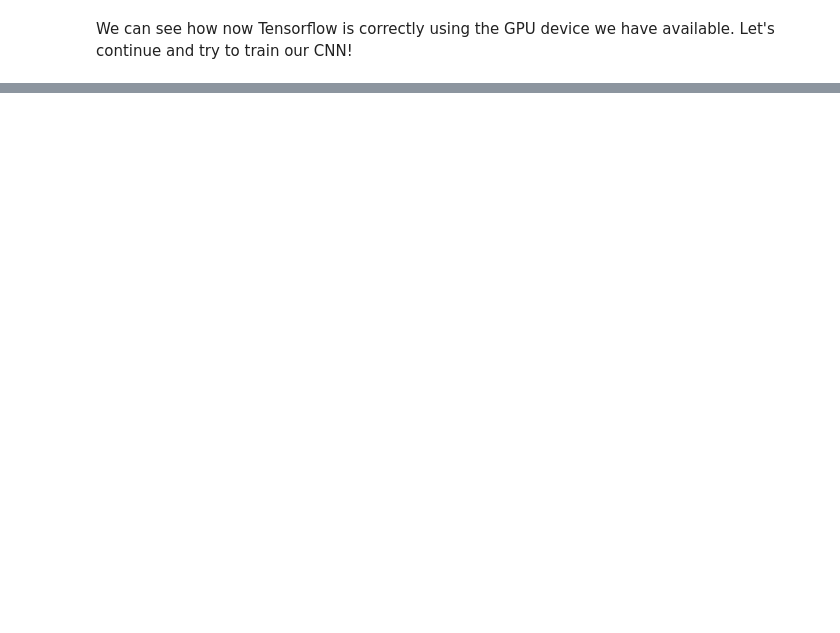
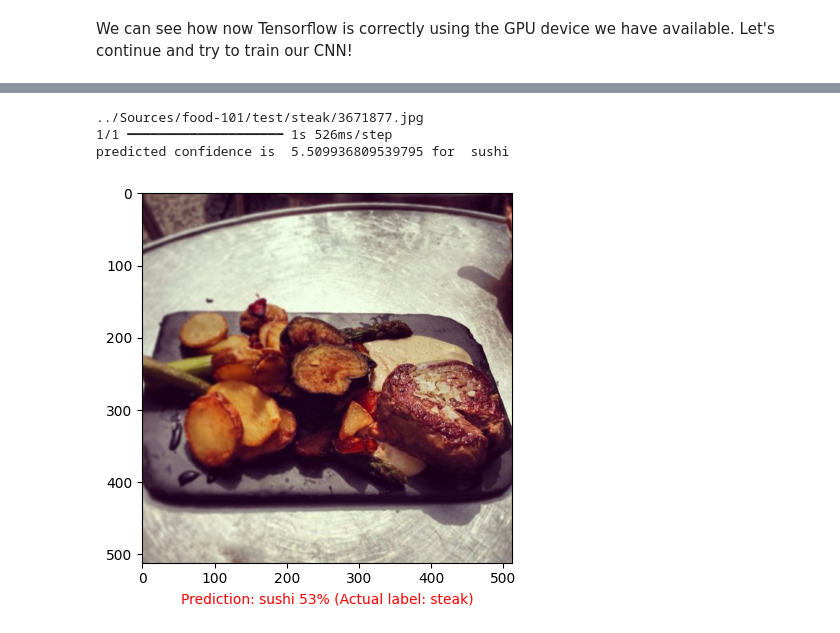
Before and after one commit to davalpez/MyKaggle, a Jupyter notebook: Tensorflow basics/TF-CNN.ipynb, the cells around one changed output, grey strips where cells are left out. Saved outputs shown, nothing was run; the diff lists cells and outputs as text; code cells hidden in the pictures; blank space fills up the shorter version.

```diff
--- a/Tensorflow basics/TF-CNN.ipynb
+++ b/Tensorflow basics/TF-CNN.ipynb
@@ -200,0 +473,30 @@ We can see how now Tensorflow is correctly using the GPU device we have availabl
+# %%
+# TinyVGG CNN model-like.
+# Select random seed
+
+tf.random.set_seed(10)
+
+# 1. Create the model.
+
+model_tiny = tf.keras.models.Sequential([
+      Input(shape=(224, 224, 3)),
+      # 1.1 Conv
+      Conv2D(filters=10,
+        kernel_size=3,
+        activation="relu",
+        name='conv_1_1'),
+      Activation('relu', name='relu_1_1'),
+      # 1.2 Conv
+      Conv2D(10,(3, 3), name='conv_1_2'),
+      Activation('relu', name='relu_1_2'),
+
+      MaxPooling2D(pool_size=(2, 2), name='max_pool_1'),
+      # 2.1 Conv
+      Conv2D(10,(3, 3), name='conv_2_1'),
+      Activation('relu', name='relu_2_1'),
+      # 2.2 Conv
+      Conv2D(10, (3, 3), name='conv_2_2'),
+      Activation('relu', name='relu_2_2'),
+      Flatten(),
+      #Output
+      Dense(1, activation="sigmoid")])
@@ -200,0 +556,12 @@ We can see how now Tensorflow is correctly using the GPU device we have availabl
+# %%
+# 2. Compile the model
+model_tiny.compile(loss="binary_crossentropy",
+              optimizer=tf.keras.optimizers.Adam(),
+              metrics=["accuracy"])
+
+# 3. Fit the model
+model_tiny_history = model_tiny.fit(train_dataset,
+                        epochs=5,
+                        steps_per_epoch=len(train_dataset),
+                        validation_data=test_dataset,
+                        validation_steps=len(test_dataset))
@@ -200,0 +603,7 @@ We can see how now Tensorflow is correctly using the GPU device we have availabl
+# %%
+PredictRandomImage(model_tiny)
+# %% [output]
+../Sources/food-101/test/steak/3671877.jpg
+1/1 ━━━━━━━━━━━━━━━━━━━━ 1s 526ms/step
+predicted confidence is  5.509936809539795 for  sushi
+[figure, added]
```
Also changed, not shown: parts of 94 cells of this notebook.
